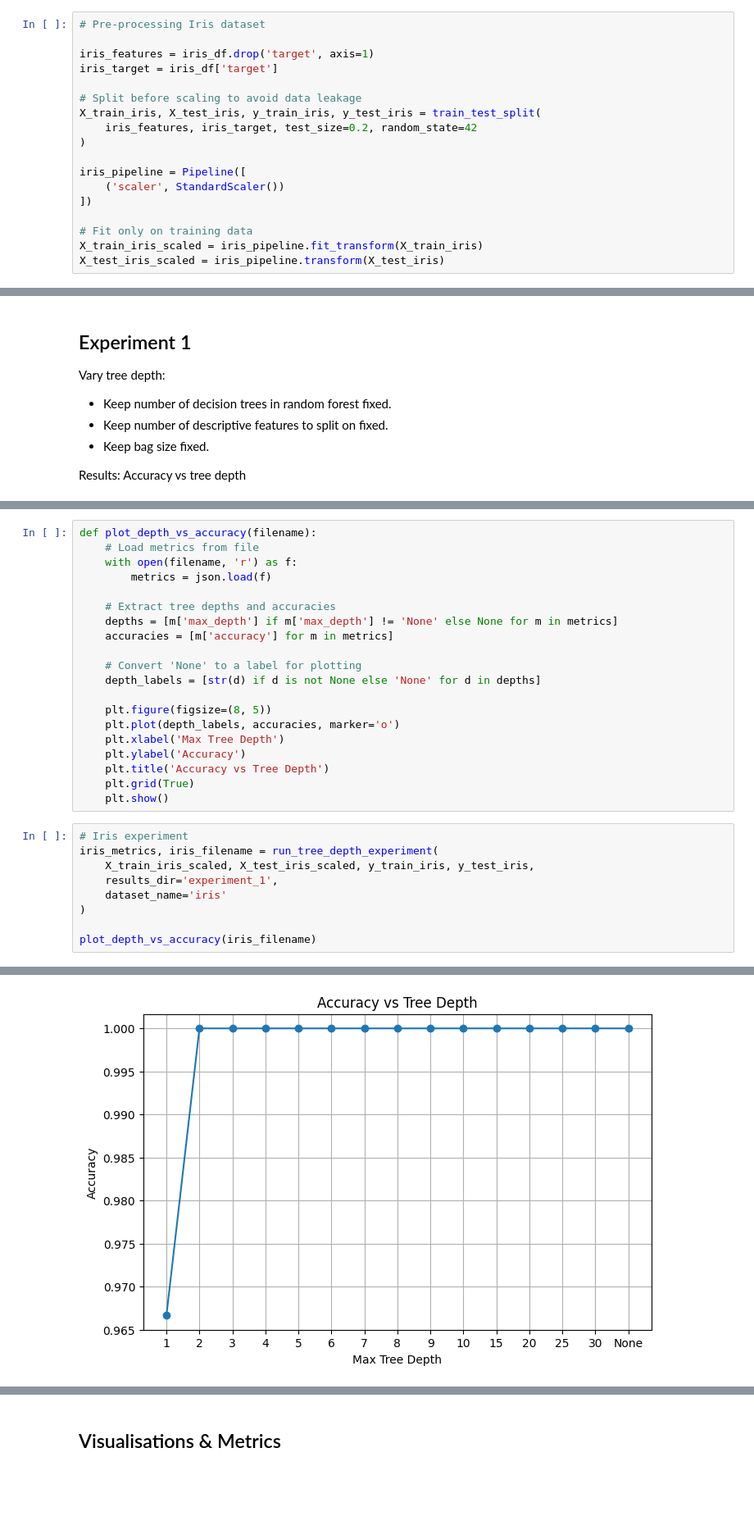
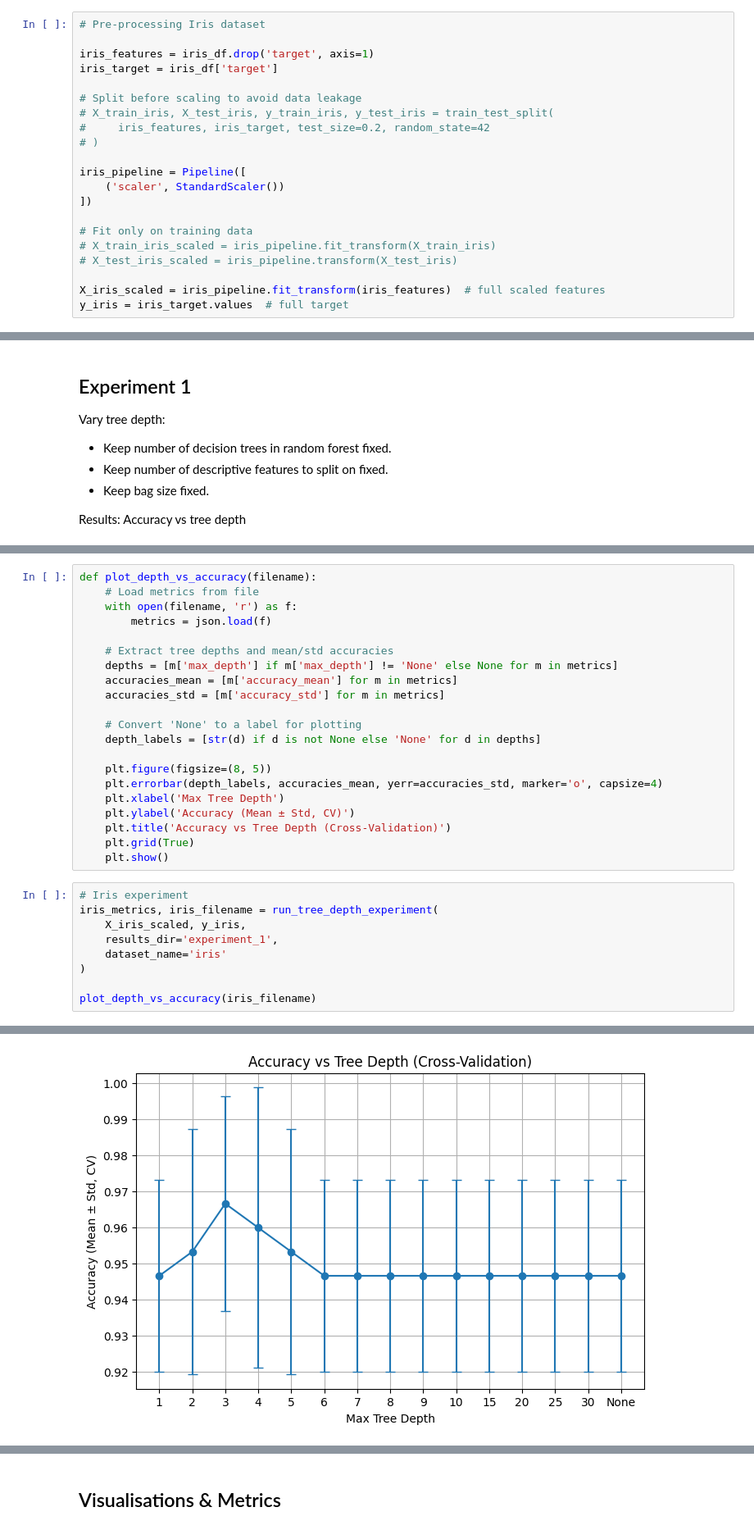
Before and after one commit to TasheelGovender/ML_assignment_4, a Jupyter notebook: src/assignment.ipynb, the cells around one changed output, grey strips where cells are left out. Shown at 82% size. Saved outputs shown, nothing was run; the diff lists cells and outputs as text; blank space fills up the shorter version.

```diff
--- a/src/assignment.ipynb
+++ b/src/assignment.ipynb
@@ -121,17 +122,20 @@ iris_features = iris_df.drop('target', axis=1)
 iris_target = iris_df['target']
 
 # Split before scaling to avoid data leakage
-X_train_iris, X_test_iris, y_train_iris, y_test_iris = train_test_split(
-    iris_features, iris_target, test_size=0.2, random_state=42
-)
+# X_train_iris, X_test_iris, y_train_iris, y_test_iris = train_test_split(
+#     iris_features, iris_target, test_size=0.2, random_state=42
+# )
 
 iris_pipeline = Pipeline([
     ('scaler', StandardScaler())
 ])
 
 # Fit only on training data
-X_train_iris_scaled = iris_pipeline.fit_transform(X_train_iris)
-X_test_iris_scaled = iris_pipeline.transform(X_test_iris)
+# X_train_iris_scaled = iris_pipeline.fit_transform(X_train_iris)
+# X_test_iris_scaled = iris_pipeline.transform(X_test_iris)
+
+X_iris_scaled = iris_pipeline.fit_transform(iris_features)  # full scaled features
+y_iris = iris_target.values  # full target
 # %%
 # Pre-processing Wine dataset
 
@@ -274,24 +287,25 @@ def plot_depth_vs_accuracy(filename):
     with open(filename, 'r') as f:
         metrics = json.load(f)
 
-    # Extract tree depths and accuracies
+    # Extract tree depths and mean/std accuracies
     depths = [m['max_depth'] if m['max_depth'] != 'None' else None for m in metrics]
-    accuracies = [m['accuracy'] for m in metrics]
+    accuracies_mean = [m['accuracy_mean'] for m in metrics]
+    accuracies_std = [m['accuracy_std'] for m in metrics]
 
     # Convert 'None' to a label for plotting
     depth_labels = [str(d) if d is not None else 'None' for d in depths]
 
     plt.figure(figsize=(8, 5))
-    plt.plot(depth_labels, accuracies, marker='o')
+    plt.errorbar(depth_labels, accuracies_mean, yerr=accuracies_std, marker='o', capsize=4)
     plt.xlabel('Max Tree Depth')
-    plt.ylabel('Accuracy')
-    plt.title('Accuracy vs Tree Depth')
+    plt.ylabel('Accuracy (Mean ± Std, CV)')
+    plt.title('Accuracy vs Tree Depth (Cross-Validation)')
     plt.grid(True)
     plt.show()
 # %%
 # Iris experiment
 iris_metrics, iris_filename = run_tree_depth_experiment(
-    X_train_iris_scaled, X_test_iris_scaled, y_train_iris, y_test_iris,
+    X_iris_scaled, y_iris,
     results_dir='experiment_1',
     dataset_name='iris'
 )
@@ -317,4 +331,4 @@ Metrics saved to experiment_1/rf_tree_depth_metrics__iris__20251018-125743.json
-[figure, old version]
+[figure, new version]
 # %%
 # Wine experiment
 wine_metrics, wine_filename = run_tree_depth_experiment(
```
Also changed, not shown: parts of 15 cells of this notebook, 8 other files.
